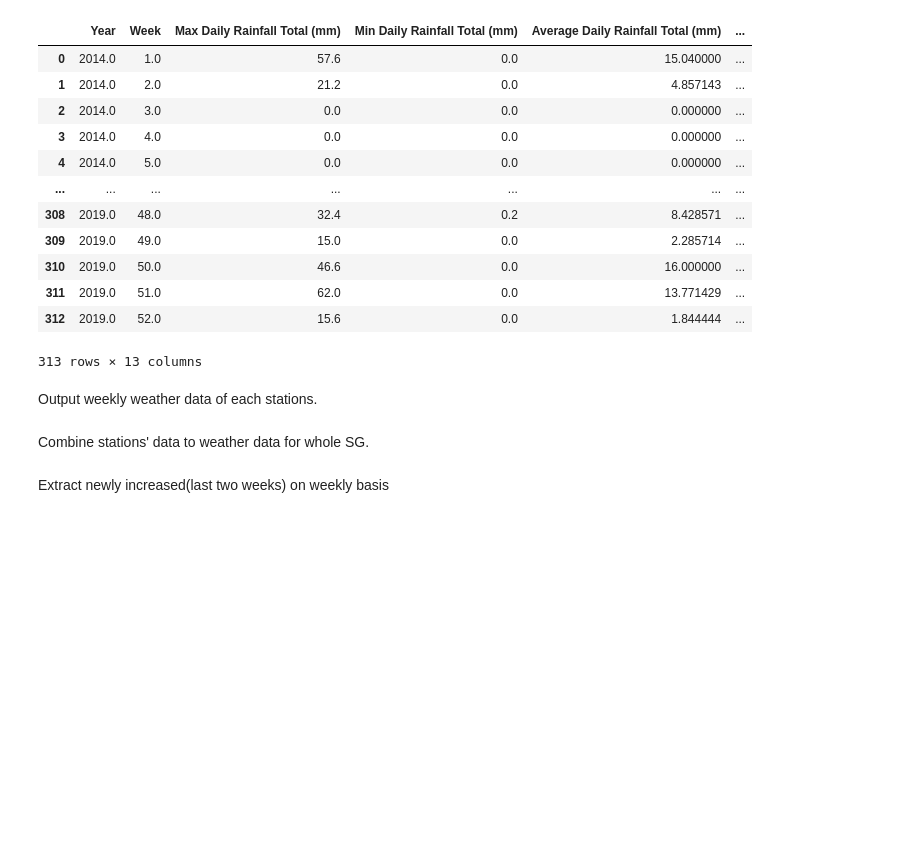
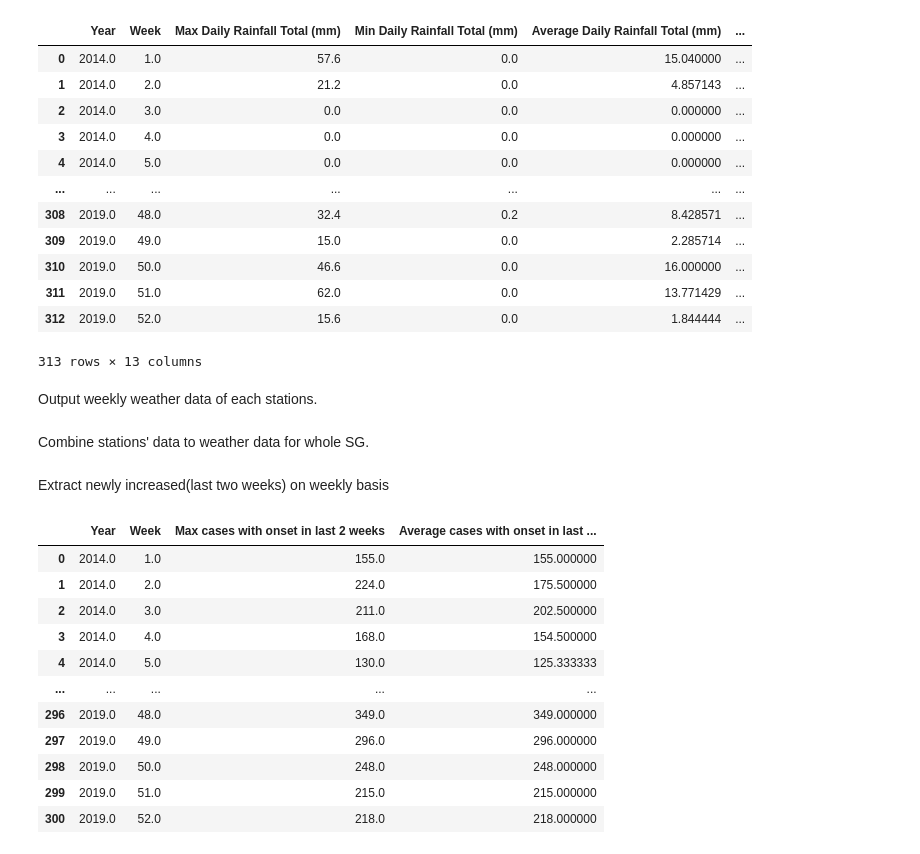
Before and after one commit to thamsimun/CS3244-Project-Dengue, a Jupyter notebook: dengue_prediction.ipynb, the cells around one changed output. Cells and saved outputs as stored; diff of their text form; code cells hidden in the pictures; blank space fills up the shorter version.

```diff
--- a/dengue_prediction.ipynb
+++ b/dengue_prediction.ipynb
@@ -863,3 +863,90 @@ for i in arr:
 
 Singapore_2019_csv_filename = "Datasets/Dengue Location Cluster Data/Singapore-2019-Dengue.csv"
 SG_2019_cases_df.astype('int64').to_csv(Singapore_2019_csv_filename, index=False)
+# %%
+columns = ['Year', 'Week', 'Max cases with onset in last 2 weeks', 'Average cases with onset in last 2 weeks']
+SG_two_weeks_cases = pd.DataFrame(columns=columns)
+index = 0
+raw_2014 = pd.read_csv("Datasets/Dengue Location Cluster Data/Singapore-2014-Dengue.csv")
+raw_2015 = pd.read_csv("Datasets/Dengue Location Cluster Data/Singapore-2015-Dengue.csv")
+raw_2016 = pd.read_csv("Datasets/Dengue Location Cluster Data/Singapore-2016-Dengue.csv")
+raw_2017 = pd.read_csv("Datasets/Dengue Location Cluster Data/Singapore-2017-Dengue.csv")
+raw_2018 = pd.read_csv("Datasets/Dengue Location Cluster Data/Singapore-2018-Dengue.csv")
+raw_2019 = pd.read_csv("Datasets/Dengue Location Cluster Data/Singapore-2019-Dengue.csv")
+
+arr_2014 = raw_2014['week'].unique()
+arr_2015 = raw_2015['week'].unique()
+arr_2016 = raw_2016['week'].unique()
+arr_2017 = raw_2017['week'].unique()
+arr_2018 = raw_2018['week'].unique()
+arr_2019 = raw_2019['week'].unique()
+
+for i in arr_2014:
+    temp_df = raw_2014[raw_2014['week'] == i]
+    temp_sr = temp_df['cases with onset in last 2 weeks']
+    n = len(temp_sr.dropna())
+    cases_max = temp_sr.max()
+    cases_avg = temp_sr.sum() / n
+    SG_two_weeks_cases.loc[index] = [2014, i, cases_max, cases_avg]
+    index = index + 1
+
+for i in arr_2015:
+    temp_df = raw_2015[raw_2015['week'] == i]
+    temp_sr = temp_df['cases with onset in last 2 weeks']
+    n = len(temp_sr.dropna())
+    cases_max = temp_sr.max()
+    cases_avg = temp_sr.sum() / n
+    SG_two_weeks_cases.loc[index] = [2015, i, cases_max, cases_avg]
+    index = index + 1
+
+for i in arr_2016:
+    temp_df = raw_2016[raw_2016['week'] == i]
+    temp_sr = temp_df['cases with onset in last 2 weeks']
+    n = len(temp_sr.dropna())
+    cases_max = temp_sr.max()
+    cases_avg = temp_sr.sum() / n
+    SG_two_weeks_cases.loc[index] = [2016, i, cases_max, cases_avg]
+    index = index + 1
+
+for i in arr_2017:
+    temp_df = raw_2017[raw_2017['week'] == i]
+    temp_sr = temp_df['cases with onset in last 2 weeks']
+    n = len(temp_sr.dropna())
+    cases_max = temp_sr.max()
+    cases_avg = temp_sr.sum() / n
+    SG_two_weeks_cases.loc[index] = [2017, i, cases_max, cases_avg]
+    index = index + 1
+
+for i in arr_2018:
+    temp_df = raw_2018[raw_2018['week'] == i]
+    temp_sr = temp_df['cases with onset in last 2 weeks']
+    n = len(temp_sr.dropna())
+    cases_max = temp_sr.max()
+    cases_avg = temp_sr.sum() / n
+    SG_two_weeks_cases.loc[index] = [2018, i, cases_max, cases_avg]
+    index = index + 1
+
+for i in arr_2019:
+    temp_df = raw_2019[raw_2019['week'] == i]
+    temp_sr = temp_df['cases with onset in last 2 weeks']
+    n = len(temp_sr.dropna())
+    cases_max = temp_sr.max()
+    cases_avg = temp_sr.sum() / n
+    SG_two_weeks_cases.loc[index] = [2019, i, cases_max, cases_avg]
+    index = index + 1
+
+SG_two_weeks_cases.to_csv("Datasets/Dengue Location Cluster Data/Singapore-Dengue.csv", index=False)
+SG_two_weeks_cases
+# %% [output]
+|  | Year | Week | Max cases with onset in last 2 weeks | Average cases with onset in last ... |
+| 0 | 2014.0 | 1.0 | 155.0 | 155.000000 |
+| 1 | 2014.0 | 2.0 | 224.0 | 175.500000 |
+| 2 | 2014.0 | 3.0 | 211.0 | 202.500000 |
+| 3 | 2014.0 | 4.0 | 168.0 | 154.500000 |
+| 4 | 2014.0 | 5.0 | 130.0 | 125.333333 |
+| ... | ... | ... | ... | ... |
+| 296 | 2019.0 | 48.0 | 349.0 | 349.000000 |
+| 297 | 2019.0 | 49.0 | 296.0 | 296.000000 |
+| 298 | 2019.0 | 50.0 | 248.0 | 248.000000 |
+| 299 | 2019.0 | 51.0 | 215.0 | 215.000000 |
+| 300 | 2019.0 | 52.0 | 218.0 | 218.000000 |
```
Also changed, not shown: parts of 3 cells of this notebook, 2 other files.
